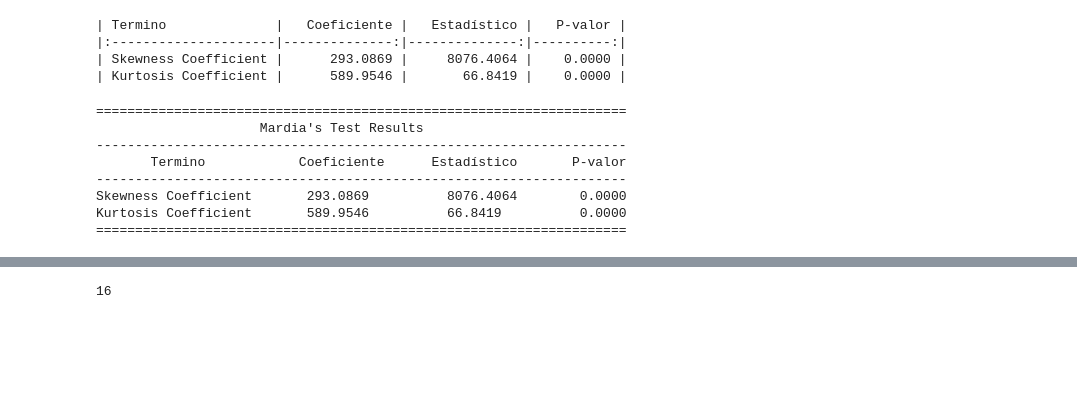
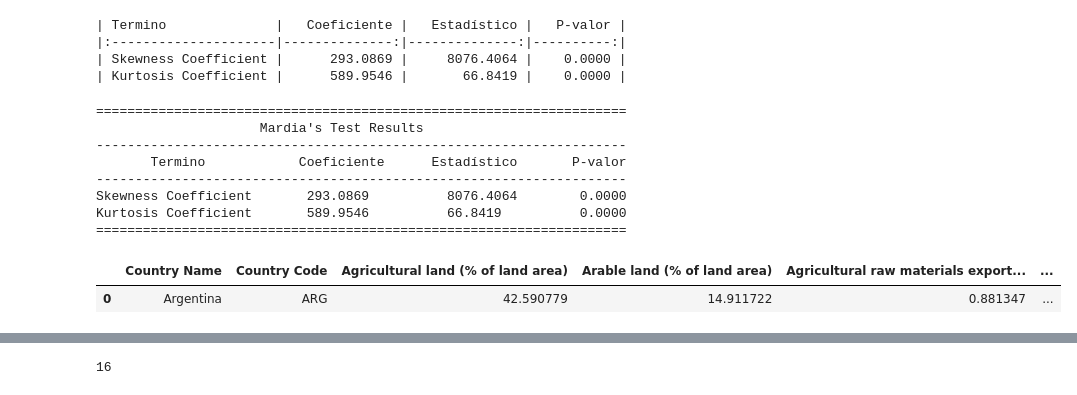
Before and after one commit to DavidGuzzi/MECMT04, a Jupyter notebook: problem_set_5/ps5.ipynb, the cells around one changed output, grey strips where cells are left out. Saved outputs shown, nothing was run; the diff lists cells and outputs as text; code cells hidden in the pictures; blank space fills up the shorter version.

```diff
--- a/problem_set_5/ps5.ipynb
+++ b/problem_set_5/ps5.ipynb
@@ -739,3 +739,18 @@ mardia_test(ndf.values)
 Skewness Coefficient       293.0869          8076.4064        0.0000
 Kurtosis Coefficient       589.9546          66.8419          0.0000
 ====================================================================
+# %%
+import pandas as pd
+import pyreadstat as st
+import pingouin as pg
+import numpy as np
+from tabulate import tabulate
+
+
+path = r"C:\Users\HP\OneDrive\Escritorio\David Guzzi\Github\MECMT04\TP AEM - database.xlsx"
+
+df = pd.read_excel(path)
+df.head(1)
+# %% [output]
+|  | Country Name | Country Code | Agricultural land (% of land area) | Arable land (% of land area) | Agricultural raw materials export... | ... |
+| 0 | Argentina | ARG | 42.590779 | 14.911722 | 0.881347 | ... |
```
Also changed, not shown: parts of 5 cells of this notebook.
